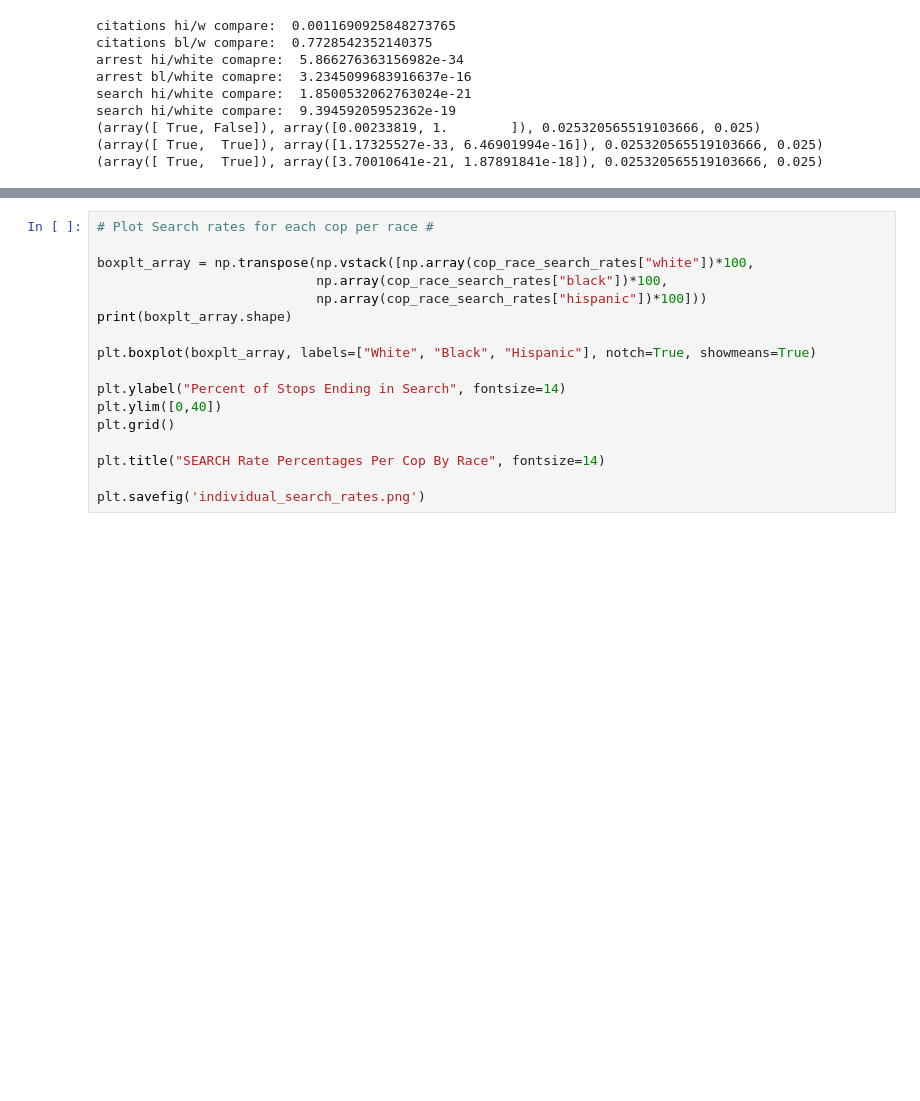
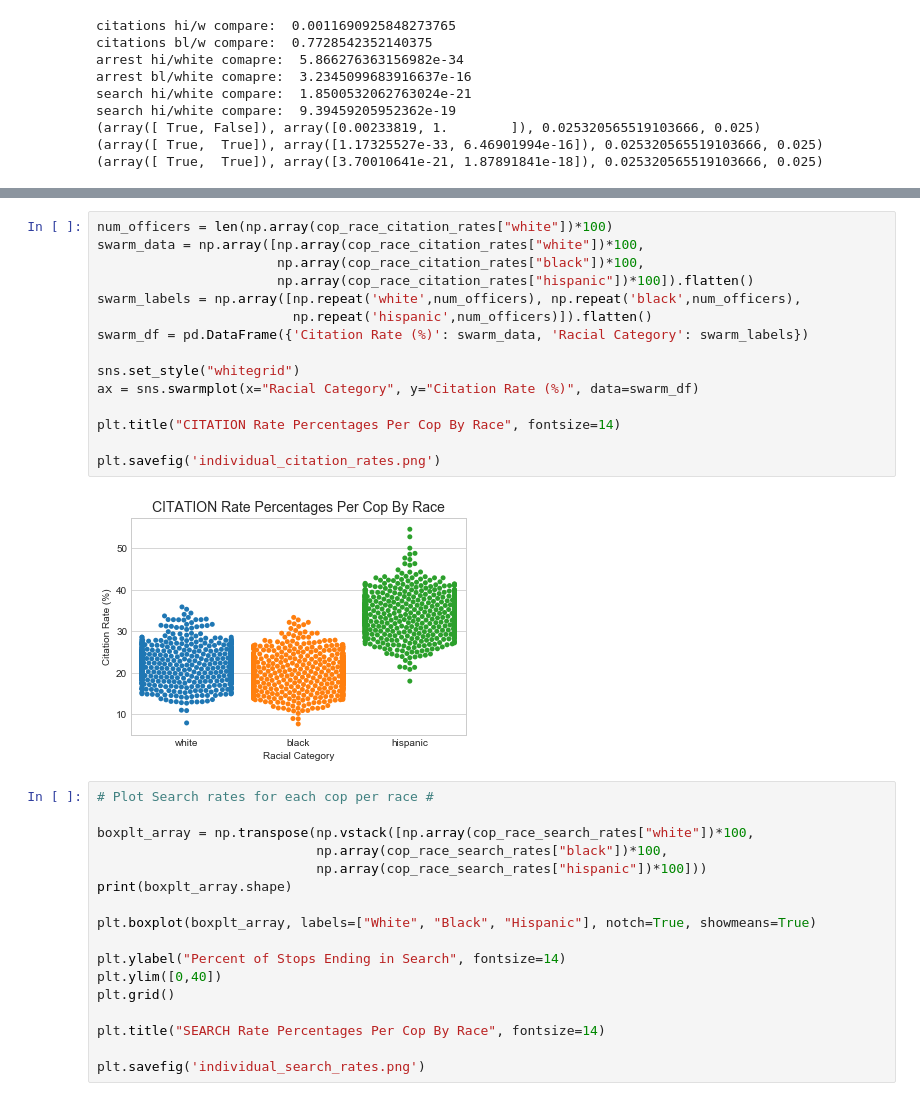
Before and after one commit to thpossidente/Nashville_Police_Stop_Analysis, a Jupyter notebook: police_stops_analysis.ipynb, the cells around one changed output, grey strips where cells are left out. Saved outputs shown, nothing was run; the diff lists cells and outputs as text; blank space fills up the shorter version.

```diff
--- a/police_stops_analysis.ipynb
+++ b/police_stops_analysis.ipynb
@@ -946,3 +978,20 @@ search hi/white compare:  9.39459205952362e-19
+# %%
+num_officers = len(np.array(cop_race_citation_rates["white"])*100)
+swarm_data = np.array([np.array(cop_race_citation_rates["white"])*100,
+                       np.array(cop_race_citation_rates["black"])*100,
+                       np.array(cop_race_citation_rates["hispanic"])*100]).flatten()
+swarm_labels = np.array([np.repeat('white',num_officers), np.repeat('black',num_officers),
+                         np.repeat('hispanic',num_officers)]).flatten()
+swarm_df = pd.DataFrame({'Citation Rate (%)': swarm_data, 'Racial Category': swarm_labels})
+
+sns.set_style("whitegrid")
+ax = sns.swarmplot(x="Racial Category", y="Citation Rate (%)", data=swarm_df)
+
+plt.title("CITATION Rate Percentages Per Cop By Race", fontsize=14)
+
+plt.savefig('individual_citation_rates.png')
+# %% [output]
+[figure, added]
 # %%
 # Plot Search rates for each cop per race #
 
```
Also changed, not shown: parts of 3 cells of this notebook.
